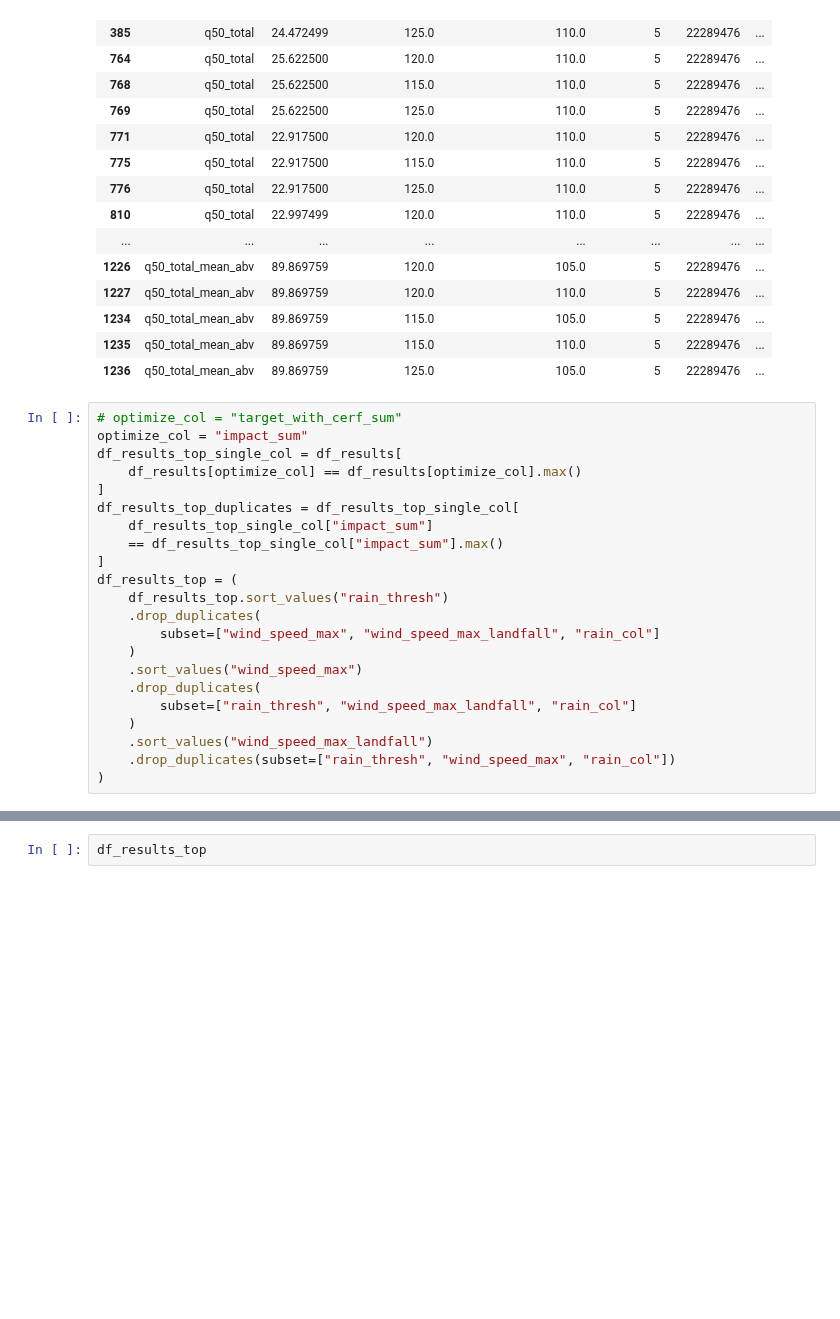
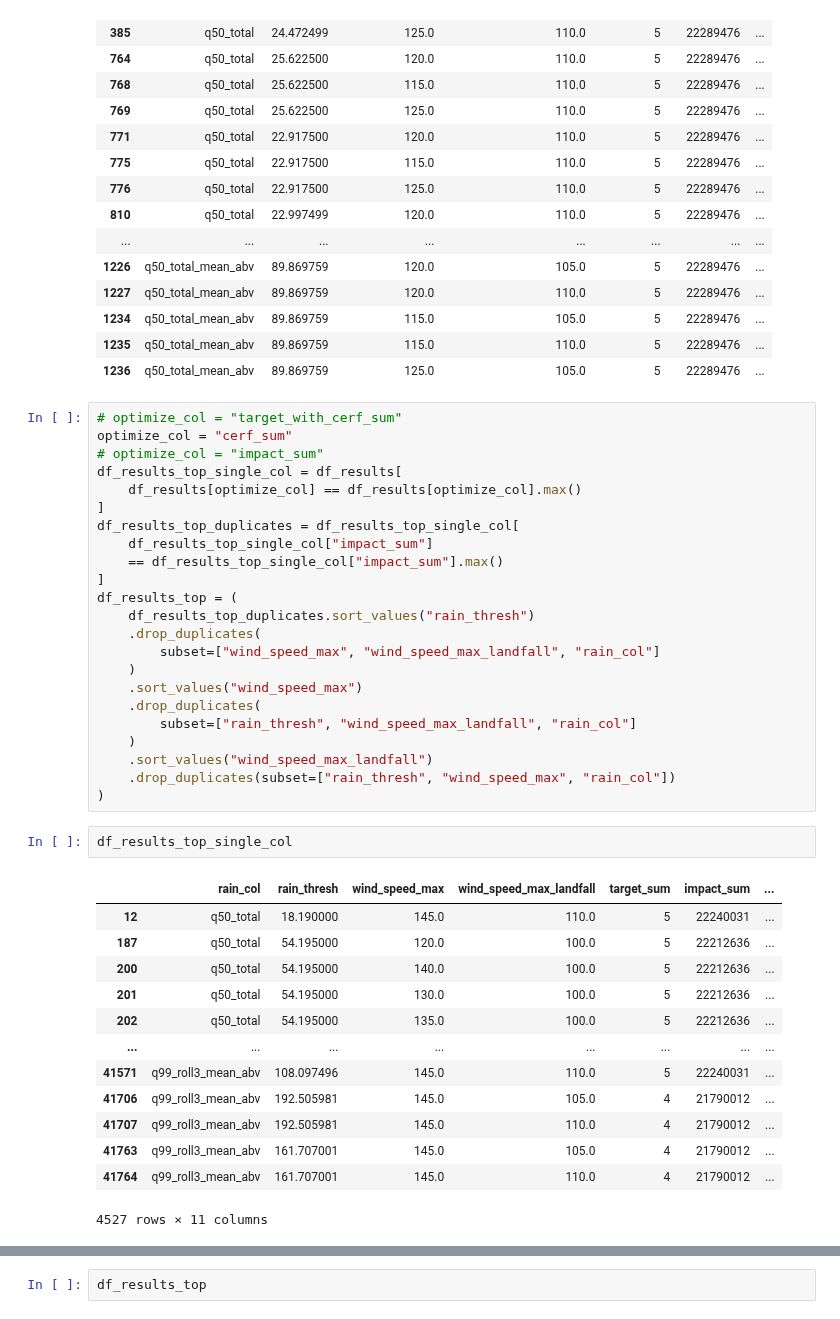
Before and after one commit to OCHA-DAP/ds-aa-cub-hurricanes, a Jupyter notebook: exploration/obsv_optimization.ipynb, the cells around one changed output, grey strips where cells are left out. Drawn from its saved outputs; the diff is of its cells as text; blank space fills up the shorter version.

```diff
--- a/exploration/obsv_optimization.ipynb
+++ b/exploration/obsv_optimization.ipynb
@@ -495,7 +499,8 @@ df_results.sort_values(
 | 1236 | q50_total_mean_abv | 89.869759 | 125.0 | 105.0 | 5 | 22289476 | ... |
 # %%
 # optimize_col = "target_with_cerf_sum"
-optimize_col = "impact_sum"
+optimize_col = "cerf_sum"
+# optimize_col = "impact_sum"
 df_results_top_single_col = df_results[
     df_results[optimize_col] == df_results[optimize_col].max()
 ]
@@ -504,7 +509,7 @@ df_results_top_duplicates = df_results_top_single_col[
     == df_results_top_single_col["impact_sum"].max()
 ]
 df_results_top = (
-    df_results_top.sort_values("rain_thresh")
+    df_results_top_duplicates.sort_values("rain_thresh")
     .drop_duplicates(
         subset=["wind_speed_max", "wind_speed_max_landfall", "rain_col"]
     )
@@ -515,3 +520,19 @@ df_results_top = (
     .sort_values("wind_speed_max_landfall")
     .drop_duplicates(subset=["rain_thresh", "wind_speed_max", "rain_col"])
 )
+# %%
+df_results_top_single_col
+# %% [output]
+|  | rain_col | rain_thresh | wind_speed_max | wind_speed_max_landfall | target_sum | impact_sum | ... |
+| 12 | q50_total | 18.190000 | 145.0 | 110.0 | 5 | 22240031 | ... |
+| 187 | q50_total | 54.195000 | 120.0 | 100.0 | 5 | 22212636 | ... |
+| 200 | q50_total | 54.195000 | 140.0 | 100.0 | 5 | 22212636 | ... |
+| 201 | q50_total | 54.195000 | 130.0 | 100.0 | 5 | 22212636 | ... |
+| 202 | q50_total | 54.195000 | 135.0 | 100.0 | 5 | 22212636 | ... |
+| ... | ... | ... | ... | ... | ... | ... | ... |
+| 41571 | q99_roll3_mean_abv | 108.097496 | 145.0 | 110.0 | 5 | 22240031 | ... |
+| 41706 | q99_roll3_mean_abv | 192.505981 | 145.0 | 105.0 | 4 | 21790012 | ... |
+| 41707 | q99_roll3_mean_abv | 192.505981 | 145.0 | 110.0 | 4 | 21790012 | ... |
+| 41763 | q99_roll3_mean_abv | 161.707001 | 145.0 | 105.0 | 4 | 21790012 | ... |
+| 41764 | q99_roll3_mean_abv | 161.707001 | 145.0 | 110.0 | 4 | 21790012 | ... |
+4527 rows × 11 columns
```
Also changed, not shown: parts of 4 cells of this notebook, 6 other files.
